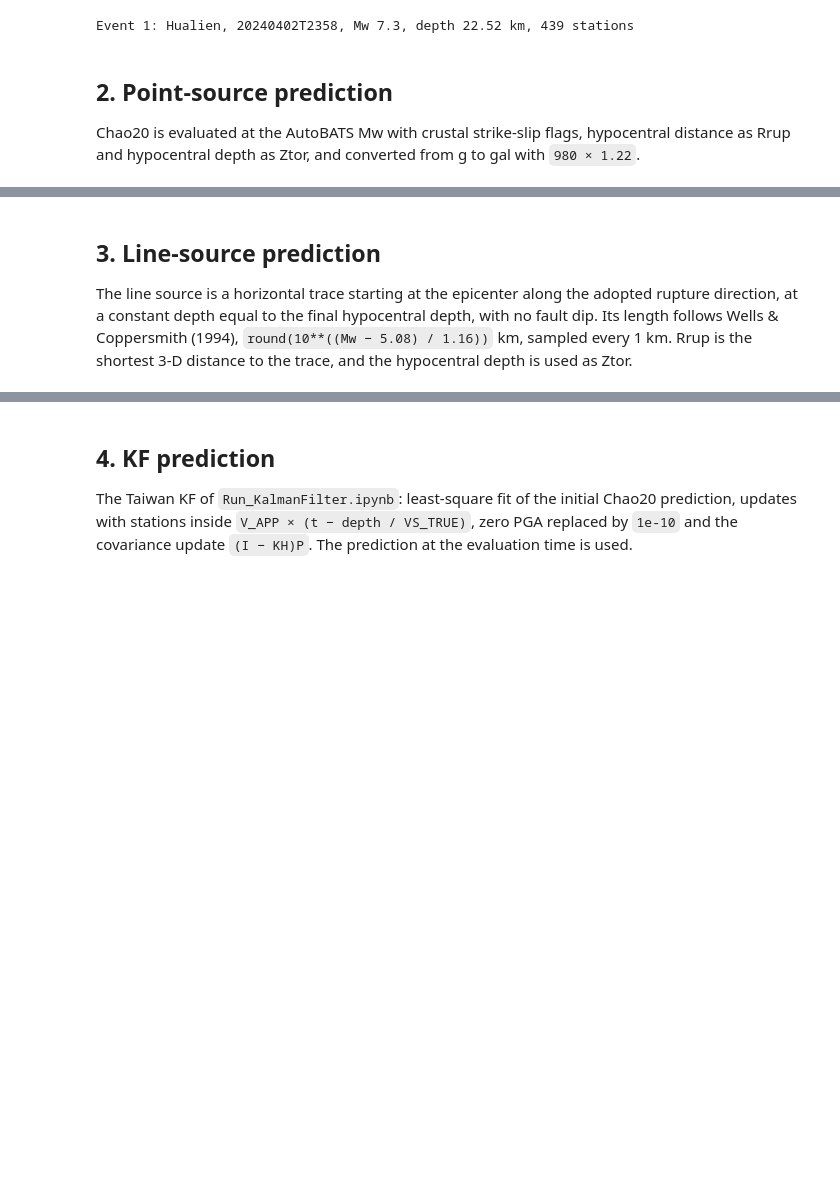
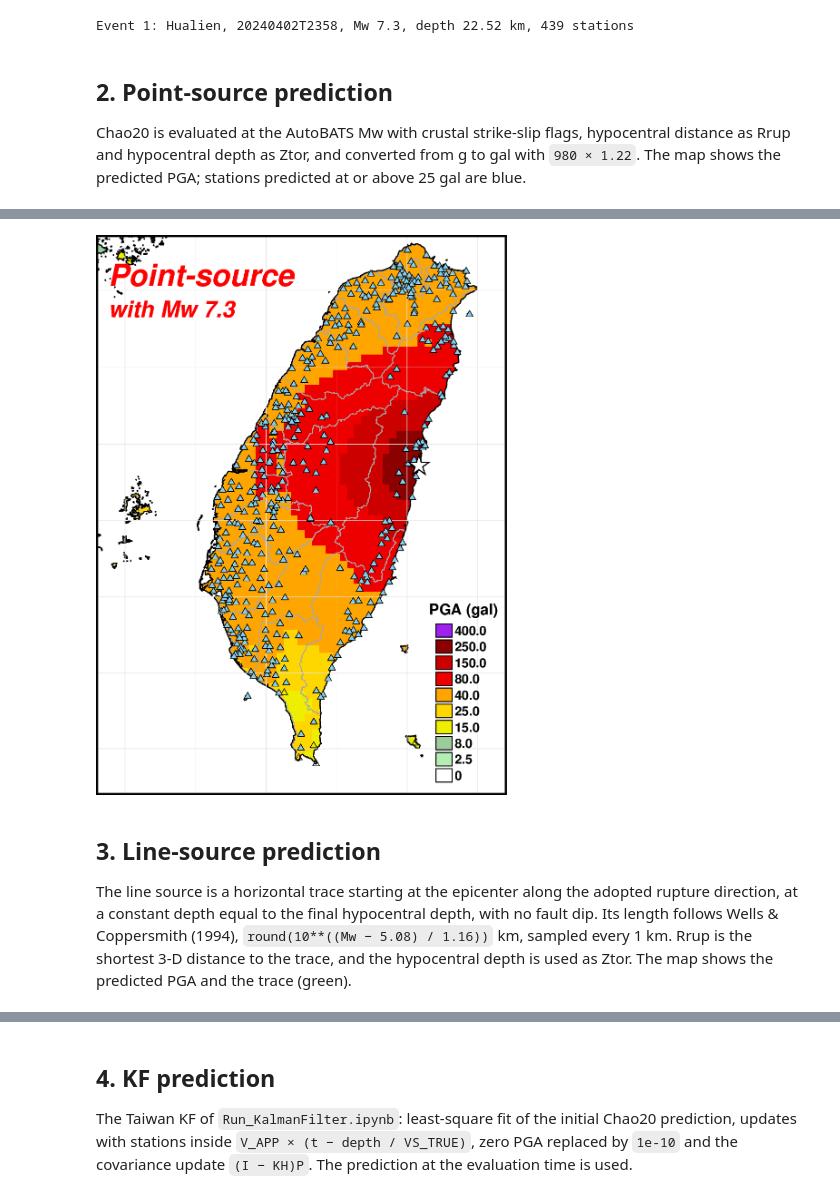
Before and after one commit to eason627/EEW-data-assimilation, a Jupyter notebook: seismic_data_preprocess/Run_PointLine_Benchmark.ipynb, the cells around one changed output, grey strips where cells are left out. Cells and saved outputs as stored; diff of their text form; code cells hidden in the pictures; blank space fills up the shorter version.

```diff
--- a/seismic_data_preprocess/Run_PointLine_Benchmark.ipynb
+++ b/seismic_data_preprocess/Run_PointLine_Benchmark.ipynb
@@ -105,3 +106,4 @@ Event 1: Hualien, 20240402T2358, Mw 7.3, depth 22.52 km, 439 stations
 Chao20 is evaluated at the AutoBATS Mw with crustal strike-slip flags,
 hypocentral distance as Rrup and hypocentral depth as Ztor, and converted from
 g to gal with `980 × 1.22`.
+The map shows the predicted PGA; stations predicted at or above 25 gal are blue.
@@ -113,0 +110,52 @@ point_pga = point_source(bench, stations, depth)
+# %%
+def point_source(bench, stations, depth):
+    return chao20_gal(bench["magnitude"], stations["SRhypo"].to_numpy(), depth,
+                      stations["Vs30"].to_numpy())
+
+def plot_source_map(pga, label, magnitude, trace=None, colorbar=True):
+    """PyGMT surface map of predicted PGA with stations and epicenter."""
+    region = [119.3, 122.2, 21.7, 25.35]
+    proj = "M3i"
+    x = stations["Longitude"].to_numpy()
+    y = stations["Latitude"].to_numpy()
+    fig = pygmt.Figure()
+    with pygmt.config(
+        FONT_TITLE="20p,Helvetica-Bold,black", FONT_SUBTITLE="20p,Helvetica-Bold,black",
+        FONT_LABEL="25p,Helvetica-Bold,black", FONT_ANNOT_PRIMARY="10p,Helvetica-Bold,black",
+        MAP_TITLE_OFFSET="0.001c", MAP_TICK_LENGTH_PRIMARY="0.1c", MAP_TICK_PEN_PRIMARY="0.5p",
+        MAP_TICK_PEN_SECONDARY="0.8p", MAP_GRID_PEN_PRIMARY="0.2p,gray90", MAP_FRAME_TYPE="plain",
+        MAP_SCALE_HEIGHT="3p", FORMAT_GEO_MAP="ddd", MAP_ANNOT_OBLIQUE="lat_parallel",
+        MAP_FRAME_PEN="1.0p,black", MAP_LABEL_OFFSET="0.6c",
+    ):
+        pygmt.makecpt(cmap=str(ROOT / "PGA_colorbar.cpt"))
+        fig.basemap(region=region, projection=proj, frame=["lbrt", "x1f0.5g1", "y1f0.5g1"])
+        grid = pygmt.surface(x=x, y=y, z=pga, region=region, spacing=0.05,
+                             tension=0.15, registration="gridline")
+        fig.grdimage(grid=grid, cmap=True)
+        fig.plot(data=str(ROOT / "TW_city_boundary.txt"), pen="0.3p,darkgray,solid")
+        fig.coast(projection=proj, region=region, water="white", shorelines="0.5p,black,solid",
+                  frame=["lbrt", "x1f0.5g0.5", "y1f0.5g0.5"])
+        above_threshold = pga >= 25
+        fig.plot(x=x, y=y, style="t0.15c", pen="0.2p,black")
+        fig.plot(x=x[above_threshold], y=y[above_threshold], style="t0.15c", fill="skyblue", pen="0.2p,black")
+        if trace is not None:
+            fig.plot(x=[float(event["hypolon"]), trace[0]], y=[float(event["hypolat"]), trace[1]],
+                     pen="2.5p,darkgreen")
+        fig.plot(x=float(event["hypolon"]), y=float(event["hypolat"]),
+                 style="a0.4c", fill="white", pen="0.5p,black")
+        fig.text(x=119.38, y=25.10, text=label, justify="ML", font="16p,Helvetica-BoldOblique,red")
+        fig.text(x=119.38, y=24.88, text=f"with Mw {magnitude}", justify="ML",
+                 font="12p,Helvetica-BoldOblique,red")
+    if colorbar:
+        with pygmt.config(FONT_ANNOT_PRIMARY="15p,Helvetica-Bold,black",
+                          FONT_LABEL="20p,Helvetica-Bold,black", MAP_LABEL_OFFSET="0.1c",
+                          MAP_TICK_LENGTH_PRIMARY="0.1c", MAP_TICK_PEN_PRIMARY="0.8p"):
+            pygmt.makecpt(cmap=str(ROOT / "intensity_colorbar.cpt"), series=[0, 10],
+                          color_model="+c0,2.5,8.0,15.0,25.0,40.0,80.0,150.0,250.0,400.0")
+            fig.colorbar(position="jBR+o1.0c/0.2c+v+w3c/0.3c")
+            fig.text(x=121.9, y=22.92, text="PGA (gal)", font="8p,Helvetica-Bold,black")
+    return fig
+
+point_pga = point_source(bench, stations, depth)
+plot_source_map(point_pga, "Point-source", bench["magnitude"]).show()
+# %% [output]
@@ -114,3 +166,4 @@ point_pga = point_source(bench, stations, depth)
+[figure, added]
 # %% [markdown]
 ## 3. Line-source prediction
 
@@ -119,6 +172,7 @@ adopted rupture direction, at a constant depth equal to the final hypocentral
 depth, with no fault dip. Its length follows Wells & Coppersmith (1994),
 `round(10**((Mw − 5.08) / 1.16))` km, sampled every 1 km. Rrup is the shortest
 3-D distance to the trace, and the hypocentral depth is used as Ztor.
+The map shows the predicted PGA and the trace (green).
 # %%
 geod = Geod(ellps="WGS84")
 
```
Also changed, not shown: parts of 7 cells of this notebook, 4 other files.
